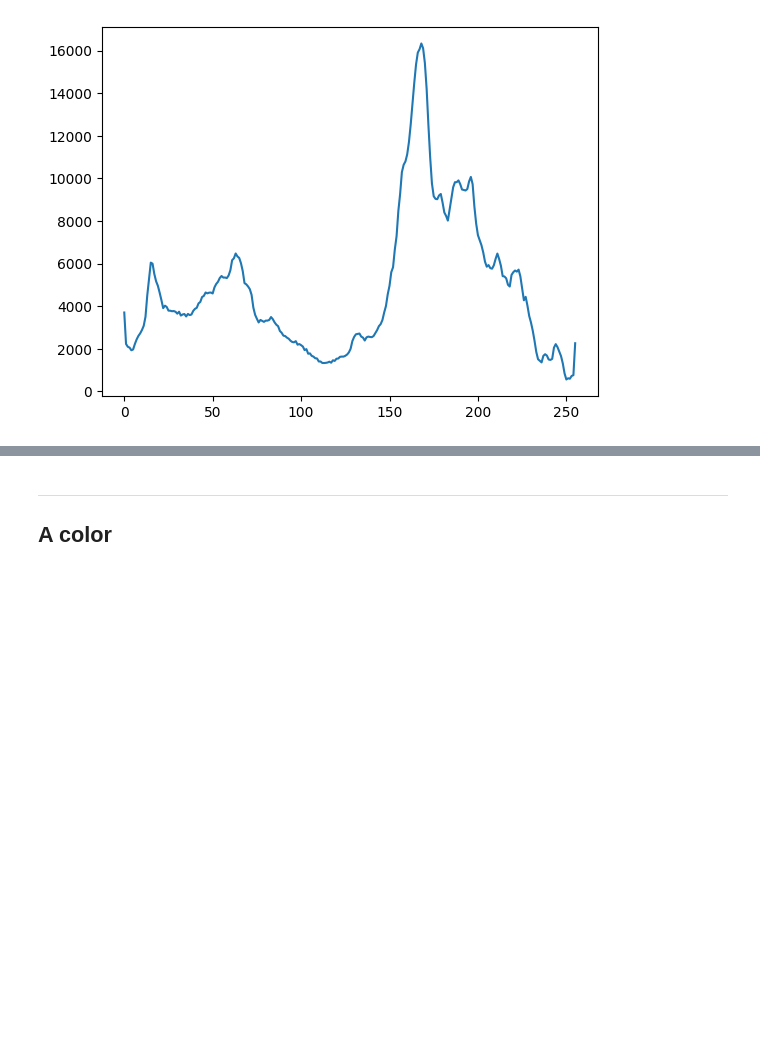
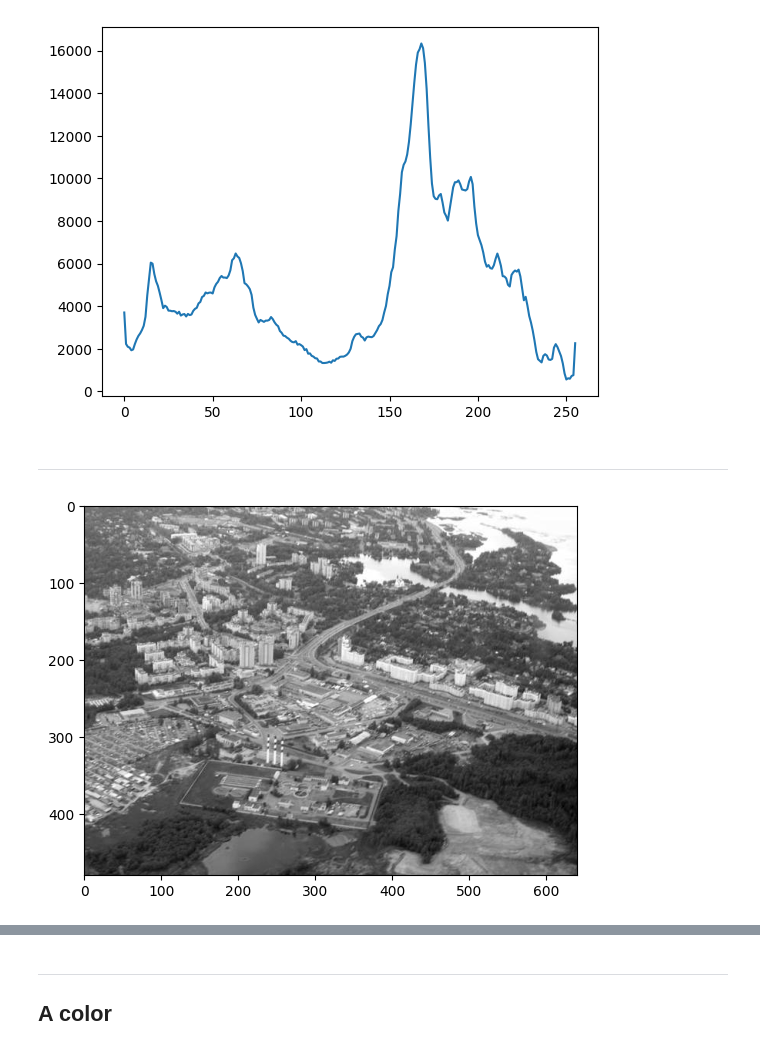
Before and after one commit to Ghosty501/Procesamiento-de-Im-genes, a Jupyter notebook: Segundo Parcial/Semana VII/histograma.ipynb, the cells around one changed output, grey strips where cells are left out. Saved outputs shown, nothing was run; the diff lists cells and outputs as text; code cells hidden in the pictures; blank space fills up the shorter version.

```diff
--- a/Segundo Parcial/Semana VII/histograma.ipynb
+++ b/Segundo Parcial/Semana VII/histograma.ipynb
@@ -38,3 +45,12 @@ plt.plot(histograma)
 plt.show()
 # %% [output]
 [figure]
+# %% [markdown]
+----
+# %%
+aero1 = cv.imread('c:/Users/arman/Downloads/aero1.jpg', 0)
+# %%
+plt.imshow(aero1, "gray")
+plt.show()
+# %% [output]
+[figure, added]
```
Also changed, not shown: parts of 10 cells of this notebook.
